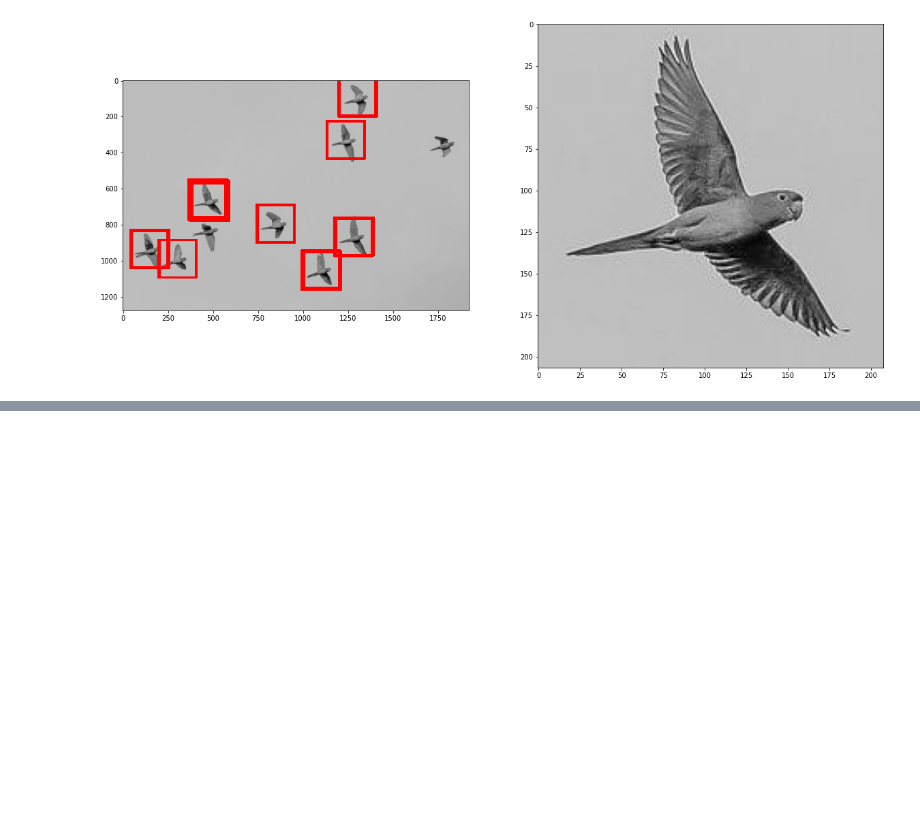
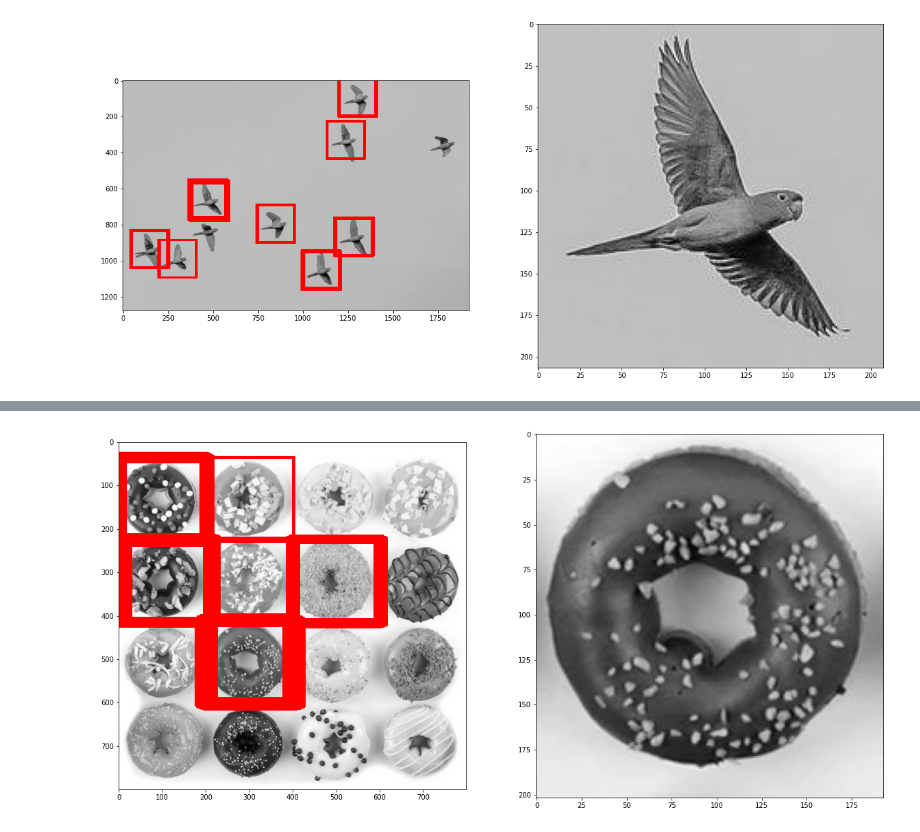
Before and after one commit to enriqueteles/SCC0251---Object-recognition, a Jupyter notebook: Object recognition.ipynb, the cells around one changed output, grey strips where cells are left out. Cells and saved outputs as stored; diff of their text form; code cells hidden in the pictures; blank space fills up the shorter version.

```diff
--- a/Object recognition.ipynb
+++ b/Object recognition.ipynb
@@ -139,0 +168,4 @@ print_corr_img(img, corr, template, 0.6)
+# %%
+match_template(imgs[3,0], imgs[3,1], 0.6)
+# %% [output]
+[figure, added]
```
Also changed, not shown: parts of 4 cells of this notebook.
